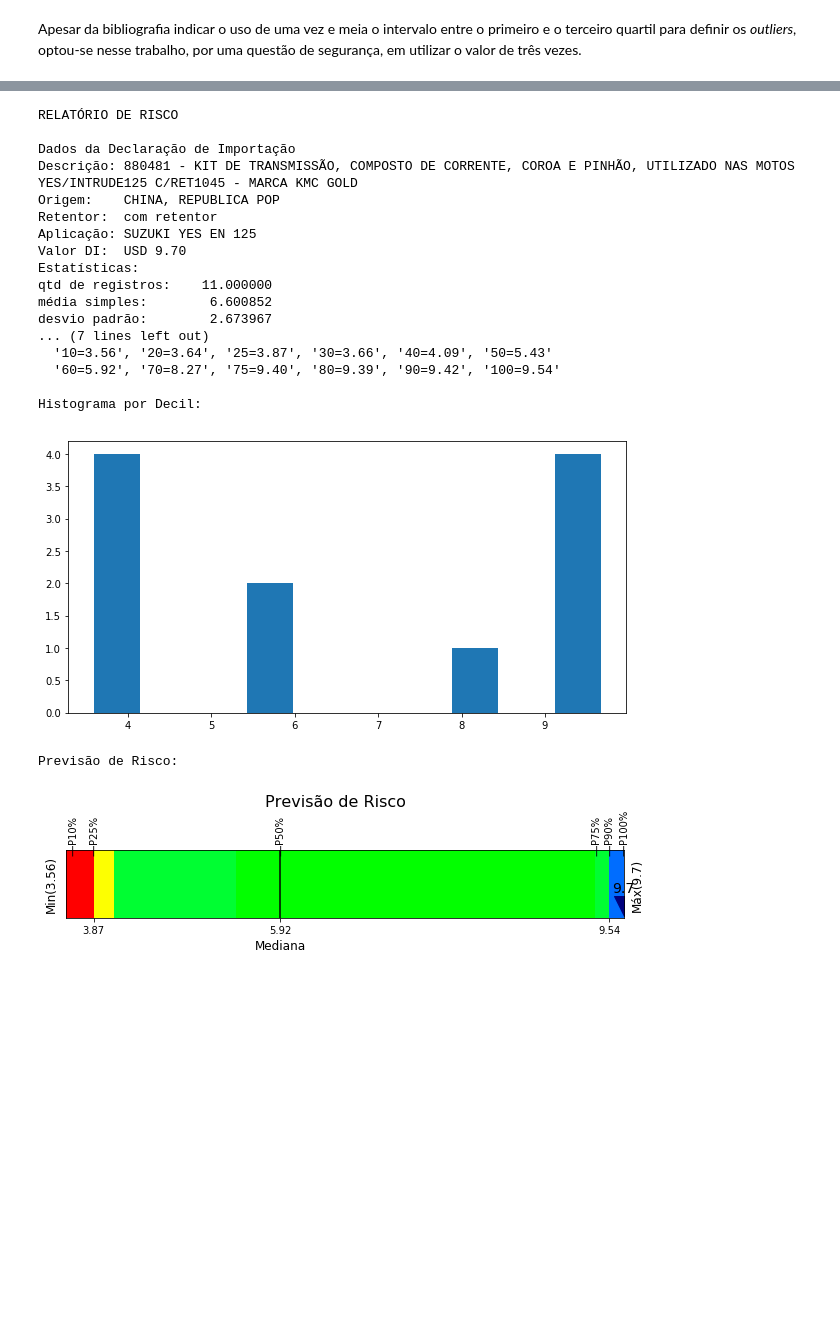
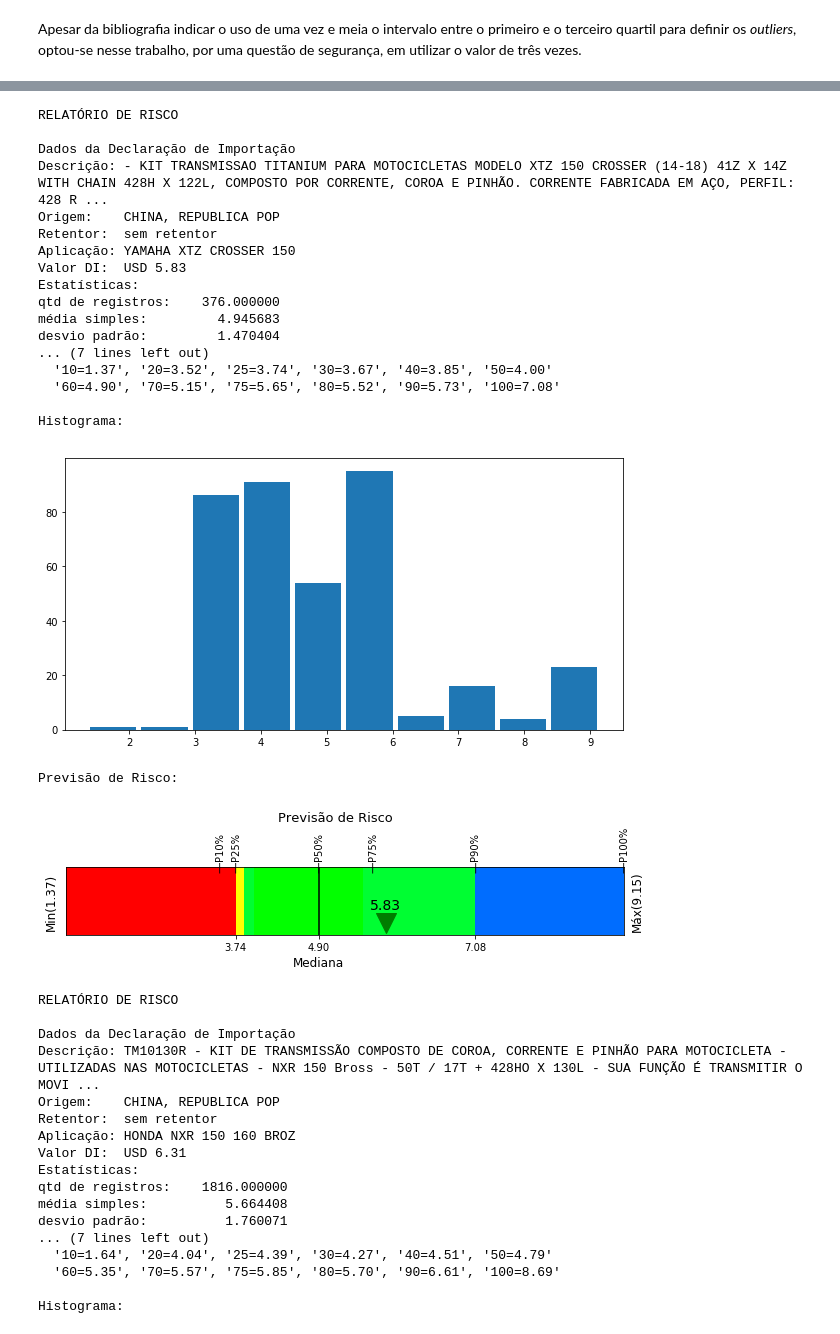
Before and after one commit to kaduleite/TCC_PUC_MG_2021, a Jupyter notebook: notebooks/8_prediçãoRisco.ipynb, the cells around one changed output, grey strips where cells are left out. Drawn from its saved outputs; the diff is of its cells as text; code cells hidden in the pictures; blank space fills up the shorter version.

```diff
--- a/notebooks/8_prediçãoRisco.ipynb
+++ b/notebooks/8_prediçãoRisco.ipynb
@@ -72,0 +45,4 @@ LinearSVC(C=1.0, class_weight=None, dual=True, fit_intercept=True,
+# %%
+descricao = df.iloc[117]['DESCRICAO DO PRODUTO']
+# verifica a descrição do produto
+descricao
@@ -90,4 +63,0 @@ def classificaAplicacaoSVC(modelo):
-# %%
-descricao = df.iloc[13454]['DESCRICAO DO PRODUTO']
-# verifica a descrição do produto
-descricao
@@ -102,2 +63,0 @@ classificaAplicacaoSVC(criaModelo(descricao))
-# %%
-dfABIMOTO['APLICACAO']=dfABIMOTO['PARTES E PEÇAS'].apply(classificaAplicacaoSVC)
@@ -205,25 +171,22 @@ def plotrisco(P, valor,valorABIMOTO=0):
 # %%
 def riscoValor(dfimp):
-    import matplotlib.pyplot as plt
-    p=67 # repetições dos - nos prints
     # dfimp será uma série ou dataframe pandas contendo as importações a analisar
-    # caso tenha mais de uma linha, será iterada sobre todas as linhas.
-    if type(dfimp)==type(pd.Series([])):    tipo='s' # tipo series
-    if type(dfimp)==type(pd.DataFrame([])): tipo='d' # tipo dataframe
-    if not(tipo=='s' or tipo=='d'): # se o tipo não for séries ou dataframe
+    # caso seja um dataframe e tenha mais de uma linha, será iterada sobre todas as linhas.
+    if type(dfimp)==type(pd.Series([])):    tipo='s' # se for tipo series ==> s
+    if type(dfimp)==type(pd.DataFrame([])): tipo='d' # se for tipo dataframe ==> d
+    if not(tipo=='s' or tipo=='d'): # se o tipo não for séries ou dataframe ==> erro
         raise TypeError('É preciso entrar com um dataframe ou uma Series do pandas.')
     if tipo=='d': # se for do tipo dataframe
         for i, linha in dfimp.iterrows(): # executa a função novamente para cada linha (series)
-            riscoValor(linha) # reexecuta para cada linha se fornecido um dataframe
-    elif tipo=='s': # se o tipo for uma series executa a rotina
+            riscoValor(linha) # reexecuta para cada linha se fornecido um dataframe (recursividade)
+    if tipo=='s':
         print('\x1b[1;31m'+'RELATÓRIO DE RISCO'+'\x1b[0m')
-        #print(p*'-')
         print('\x1b[1;31m'+'\nDados da Declaração de Importação'+'\x1b[0m')
         descricao=dfimp['DESCRICAO DO PRODUTO']
         origem=dfimp['PAIS DE ORIGEM']
         retentor=retentorAux(dfimp['DESCRICAO DO PRODUTO'])
         retentortexto="com retentor" if retentor else "sem retentor"
-        aplicacao=classificaAplicacaoSVC(criaModelo(descricao))
+        aplicacao=classificaAplicacao(descricao)
         valor=round(dfimp['VALOR UN.PROD.DOLAR'],2)
         valorABIMOTO=achaValorABIMOTO(aplicacao, retentor)
         print(f'Descrição: {descricao}\n'+
@@ -231,7 +194,7 @@ def riscoValor(dfimp):
               f'Retentor:  {retentortexto}\n'+
               f'Aplicação: {aplicacao}\n'+
               f'Valor DI:  USD {valor:.2f}')
-        if valorABIMOTO>0: print(f'Tabela de Referência ABIMOTO\nValor:      USD {valorABIMOTO:.2f}\n')
+        if valorABIMOTO>0: print(f'Tabela de Referência ABIMOTO\nValor:     USD {valorABIMOTO:.2f}\n')
         # filtra o df somente para os registros da aplicação classificda
         dfrisco=df[df['APLICACAO']==aplicacao] # filtra para a aplicação
         dfrisco=dfrisco[dfrisco['RETENTOR']==retentor] # filtra para a existência de retentor
@@ -259,7 +222,7 @@ def riscoValor(dfimp):
         quartil[75]=P75
         perc=[f'{chave}={quartil[chave]:.2f}' for chave in sorted(quartil.keys())]
         print('\x1b[1;31m'+f'Percentis:\n'+'\x1b[0m'+f'  {str(perc[:6])[1:-1]}\n  {str(perc[6:])[1:-1]}')
-        print('\x1b[1;31m'+f'\nHistograma por Decil:'+'\x1b[0m')
+        print('\x1b[1;31m'+f'\nHistograma:'+'\x1b[0m')
         plt.figure(figsize=(10,5),frameon=False)
         plt.hist(dfrisco['VALOR UN.PROD.DOLAR'],10,rwidth=0.9,range=(P[0],P[10]))
         plt.show()
@@ -269,23 +255,40 @@ def riscoValor(dfimp):
 # %%
-riscoValor(dfimp.iloc[0])
+riscoValor(dfimp)
 # %% [output]
 RELATÓRIO DE RISCO
 
 Dados da Declaração de Importação
-Descrição: 880481 - KIT DE TRANSMISSÃO, COMPOSTO DE CORRENTE, COROA E PINHÃO, UTILIZADO NAS MOTOS YES/INTRUDE125 C/RET1045 - MARCA KMC GOLD
+Descrição: - KIT TRANSMISSAO TITANIUM PARA MOTOCICLETAS MODELO XTZ 150 CROSSER (14-18) 41Z X 14Z WITH CHAIN 428H X 122L, COMPOSTO POR CORRENTE, COROA E PINHÃO. CORRENTE FABRICADA EM AÇO, PERFIL: 428 R ...
 Origem:    CHINA, REPUBLICA POP
-Retentor:  com retentor
-Aplicação: SUZUKI YES EN 125
-Valor DI:  USD 9.70
+Retentor:  sem retentor
+Aplicação: YAMAHA XTZ CROSSER 150
+Valor DI:  USD 5.83
 Estatísticas:
-qtd de registros:    11.000000
-média simples:        6.600852
-desvio padrão:        2.673967
+qtd de registros:    376.000000
+média simples:         4.945683
+desvio padrão:         1.470404
 ... (7 lines left out)
-  '10=3.56', '20=3.64', '25=3.87', '30=3.66', '40=4.09', '50=5.43'
-  '60=5.92', '70=8.27', '75=9.40', '80=9.39', '90=9.42', '100=9.54'
+  '10=1.37', '20=3.52', '25=3.74', '30=3.67', '40=3.85', '50=4.00'
+  '60=4.90', '70=5.15', '75=5.65', '80=5.52', '90=5.73', '100=7.08'
 
-Histograma por Decil:
+Histograma:
-[figure, old version]
+[figure, new version]
 Previsão de Risco:
-[figure, old version]
+[figure, new version]
+RELATÓRIO DE RISCO
+
+Dados da Declaração de Importação
+Descrição: TM10130R - KIT DE TRANSMISSÃO COMPOSTO DE COROA, CORRENTE E PINHÃO PARA MOTOCICLETA - UTILIZADAS NAS MOTOCICLETAS - NXR 150 Bross - 50T / 17T + 428HO X 130L - SUA FUNÇÃO É TRANSMITIR O MOVI ...
+Origem:    CHINA, REPUBLICA POP
+Retentor:  sem retentor
+Aplicação: HONDA NXR 150 160 BROZ
+Valor DI:  USD 6.31
+Estatísticas:
+qtd de registros:    1816.000000
+média simples:          5.664408
+desvio padrão:          1.760071
+... (7 lines left out)
+  '10=1.64', '20=4.04', '25=4.39', '30=4.27', '40=4.51', '50=4.79'
+  '60=5.35', '70=5.57', '75=5.85', '80=5.70', '90=6.61', '100=8.69'
+
+Histograma:
```
Also changed, not shown: parts of 35 cells of this notebook, 15 other files.
